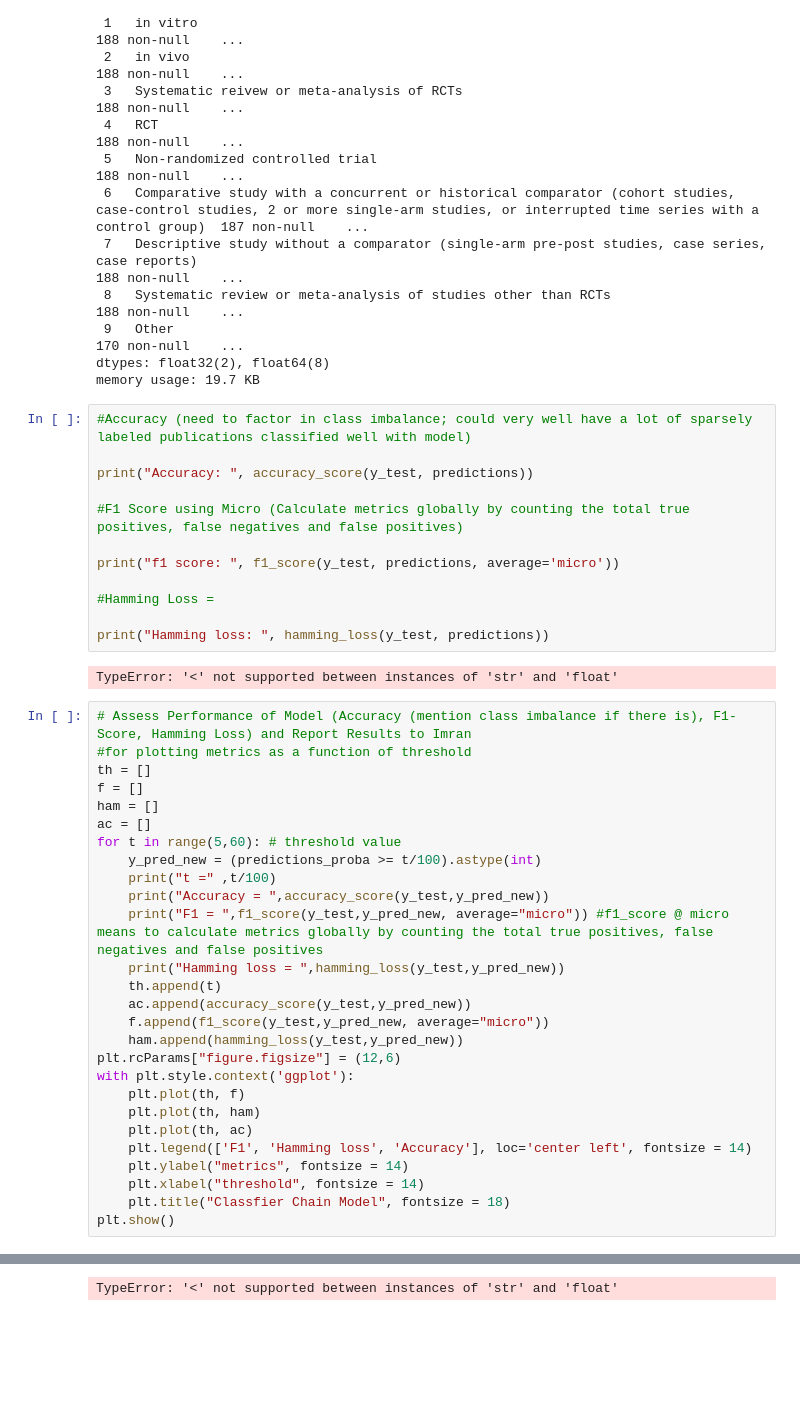
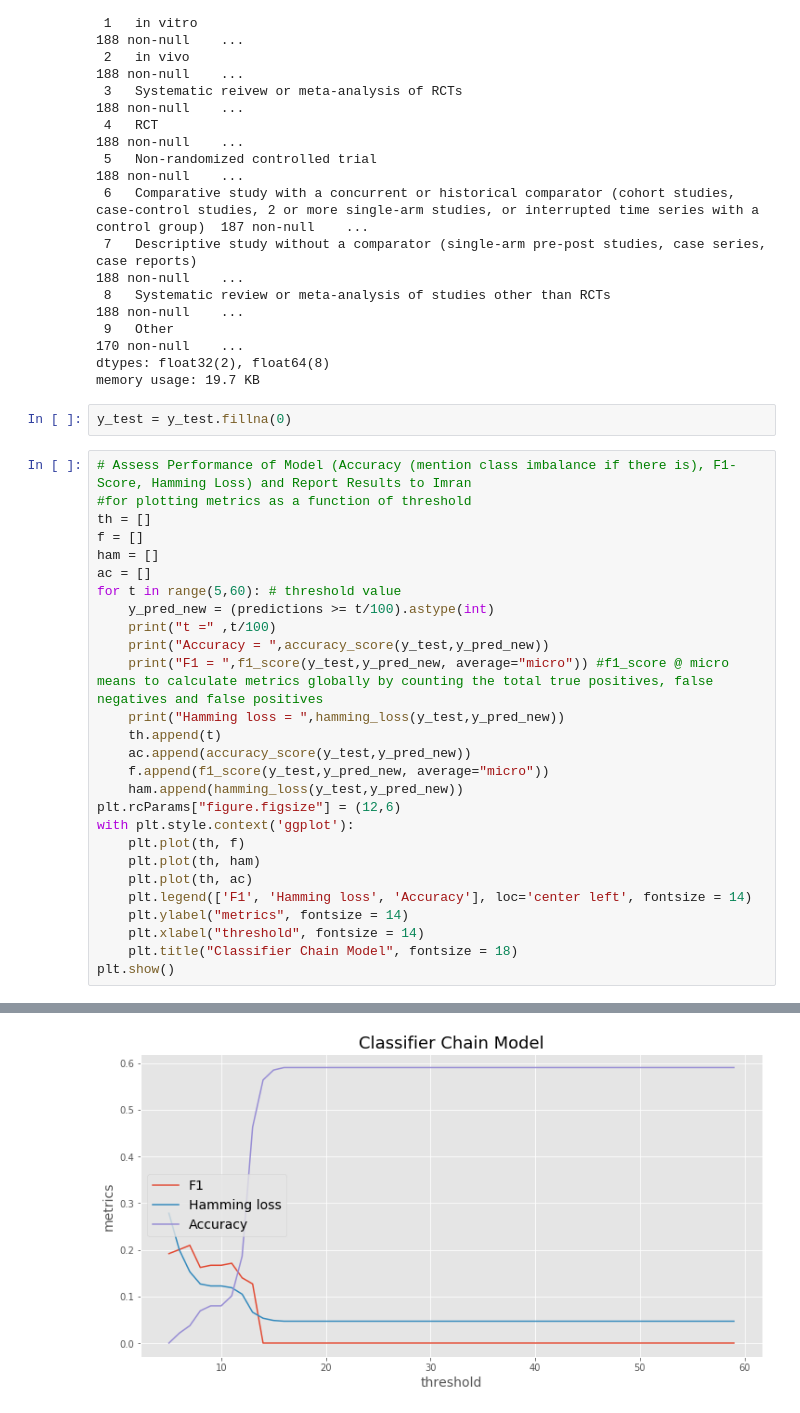
Before and after one commit to mindyng/Covid19, a Jupyter notebook: BaselineModels_LocalRun.ipynb, the cells around one changed output, grey strips where cells are left out. Drawn from its saved outputs; the diff is of its cells as text; blank space fills up the shorter version.

```diff
--- a/BaselineModels_LocalRun.ipynb
+++ b/BaselineModels_LocalRun.ipynb
@@ -739,20 +739,8 @@ Data columns (total 10 columns):
  9   Other                                                                                                                                                                               170 non-null    ...
 dtypes: float32(2), float64(8)
 memory usage: 19.7 KB
-# %%
-#Accuracy (need to factor in class imbalance; could very well have a lot of sparsely labeled publications classified well with model)
-
-print("Accuracy: ", accuracy_score(y_test, predictions))
-
-#F1 Score using Micro (Calculate metrics globally by counting the total true positives, false negatives and false positives)
-
-print("f1 score: ", f1_score(y_test, predictions, average='micro'))
-
-#Hamming Loss =
-
-print("Hamming loss: ", hamming_loss(y_test, predictions))
-# %% [output]
-TypeError: '<' not supported between instances of 'str' and 'float'
+# %%
+y_test = y_test.fillna(0)
 # %%
 # Assess Performance of Model (Accuracy (mention class imbalance if there is), F1-Score, Hamming Loss) and Report Results to Imran
 #for plotting metrics as a function of threshold
@@ -761,7 +749,7 @@ f = []
 ham = []
 ac = []
 for t in range(5,60): # threshold value
-    y_pred_new = (predictions_proba >= t/100).astype(int)
+    y_pred_new = (predictions >= t/100).astype(int)
     print("t =" ,t/100)
     print("Accuracy = ",accuracy_score(y_test,y_pred_new))
     print("F1 = ",f1_score(y_test,y_pred_new, average="micro")) #f1_score @ micro means to calculate metrics globally by counting the total true positives, false negatives and false positives
@@ -778,7 +766,7 @@ with plt.style.context('ggplot'):
     plt.legend(['F1', 'Hamming loss', 'Accuracy'], loc='center left', fontsize = 14)
     plt.ylabel("metrics", fontsize = 14)
     plt.xlabel("threshold", fontsize = 14)
-    plt.title("Classfier Chain Model", fontsize = 18)
+    plt.title("Classifier Chain Model", fontsize = 18)
 plt.show()
 # %% [output]
 t = 0.05
@@ -785 +789 @@ t = 0.05
-TypeError: '<' not supported between instances of 'str' and 'float'
+[figure, added]
```
Also changed, not shown: parts of 1 cell of this notebook.
